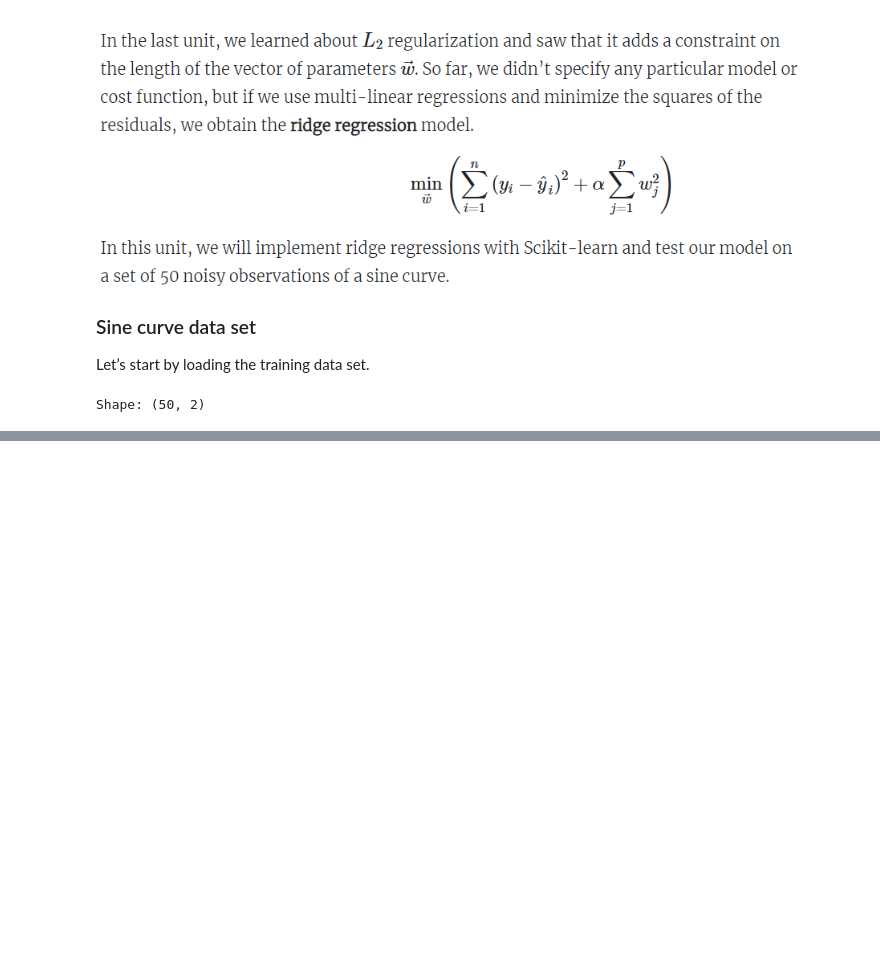
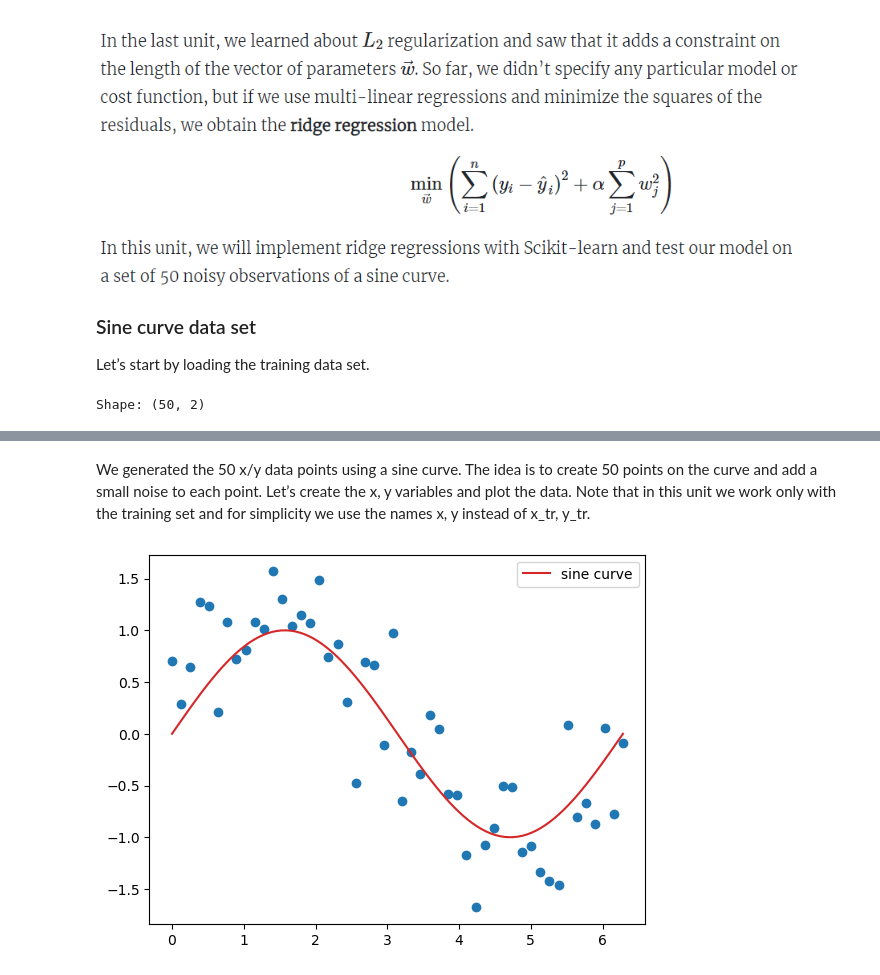
Before and after one commit to FlorieG/Machine_Learning_EPFL-extension-school, a Jupyter notebook: Course#3 Applied Machine Learning 1/Regularization.ipynb, the cells around one changed output, grey strips where cells are left out. Saved outputs shown, nothing was run; the diff lists cells and outputs as text; code cells hidden in the pictures; blank space fills up the shorter version.

```diff
--- a/Course#3 Applied Machine Learning 1/Regularization.ipynb
+++ b/Course#3 Applied Machine Learning 1/Regularization.ipynb
@@ -95,0 +106,22 @@ Shape: (50, 2)
+# %% [markdown]
+We generated the 50 x/y data points using a sine curve. The idea is to create 50 points on the curve and add a small noise to each point. Let’s create the x, y variables and plot the data. Note that in this unit we work only with the training set and for simplicity we use the names x, y instead of x_tr, y_tr.
+# %%
+%matplotlib inline
+import matplotlib.pyplot as plt
+import numpy as np
+
+# Extract x, y data
+x= training_data.x.values
+y= training_data.y.values
+
+# Plot data points
+plt.scatter(x, y)
+
+# Plot sine curve for reference
+x_values = np.linspace(min(x), max(x), num= 100)
+y_sine = np.sin(x_values)
+plt.plot(x_values, y_sine, c="C3", label="sine curve")
+plt.legend()
+plt.show()
+# %% [output]
+[figure, added]
```
Also changed, not shown: parts of 101 cells of this notebook, 16 other files.
